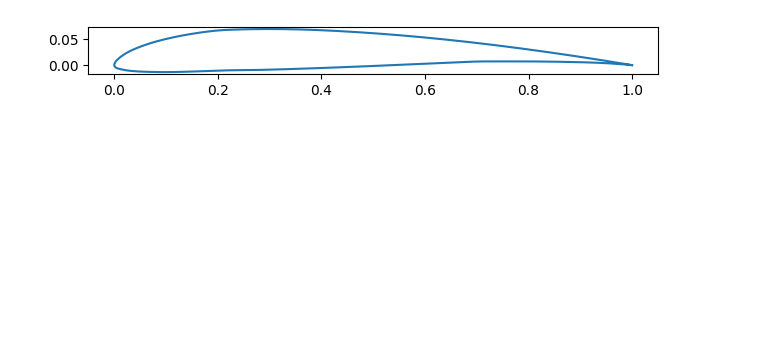
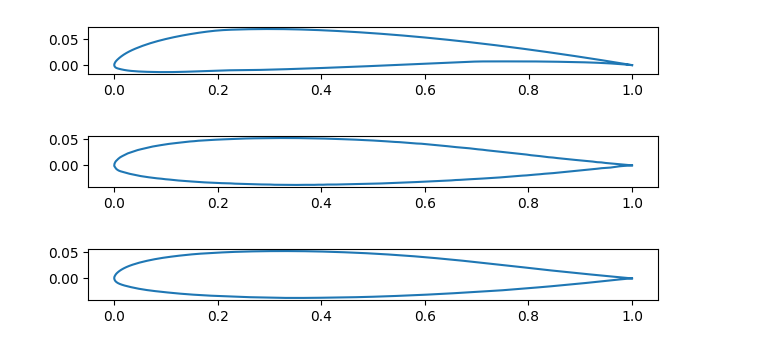
Before and after one commit to Karl-Liu-ch/DiffusionAirfoil, a Jupyter notebook: main.ipynb, the cells around one changed output. Saved outputs shown, nothing was run; the diff lists cells and outputs as text; code cells hidden in the pictures; blank space fills up the shorter version.

```diff
--- a/main.ipynb
+++ b/main.ipynb
@@ -17,3 +18,24 @@ fig.tight_layout()
 plt.show()
 # %% [output]
 [figure]
+# %%
+sample = np.load('sample.npy')
+sample = np.squeeze(sample, axis=1)
+# %%
+i = 60
+fig, axs = plt.subplots(1, 1)
+axs.plot(sample[i,:,0], sample[i,:,1])
+axs.set_aspect('equal', 'box')
+fig.tight_layout()
+plt.show()
+# %% [output]
+[figure, added]
+# %%
+xhat, yhat = savgol_filter((sample[i,:,0], sample[i,:,1]), 10, 3)
+fig, axs = plt.subplots(1, 1)
+axs.plot(xhat, yhat)
+axs.set_aspect('equal', 'box')
+fig.tight_layout()
+plt.show()
+# %% [output]
+[figure, added]
```
Also changed, not shown: parts of 1 cell of this notebook.
